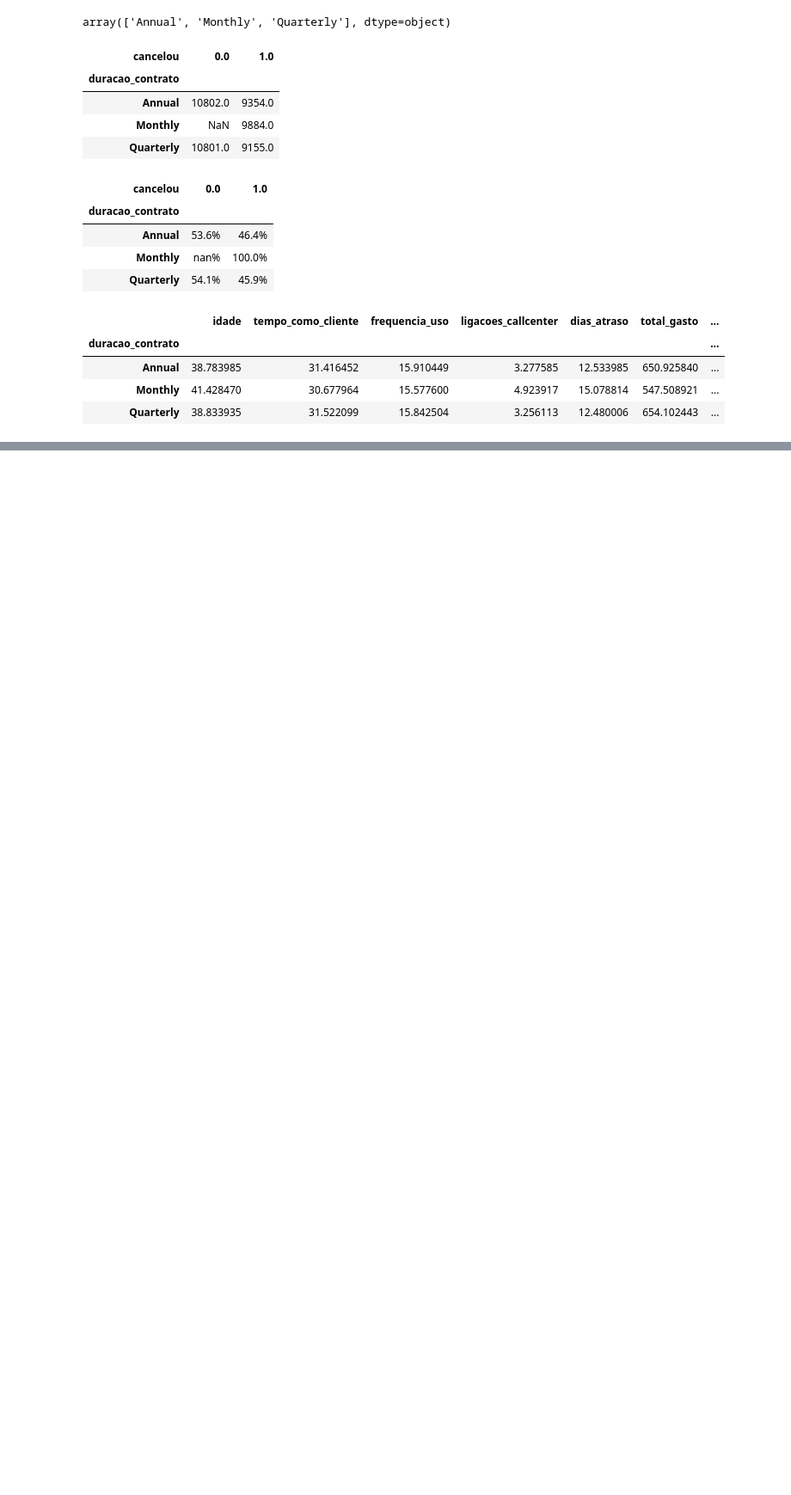
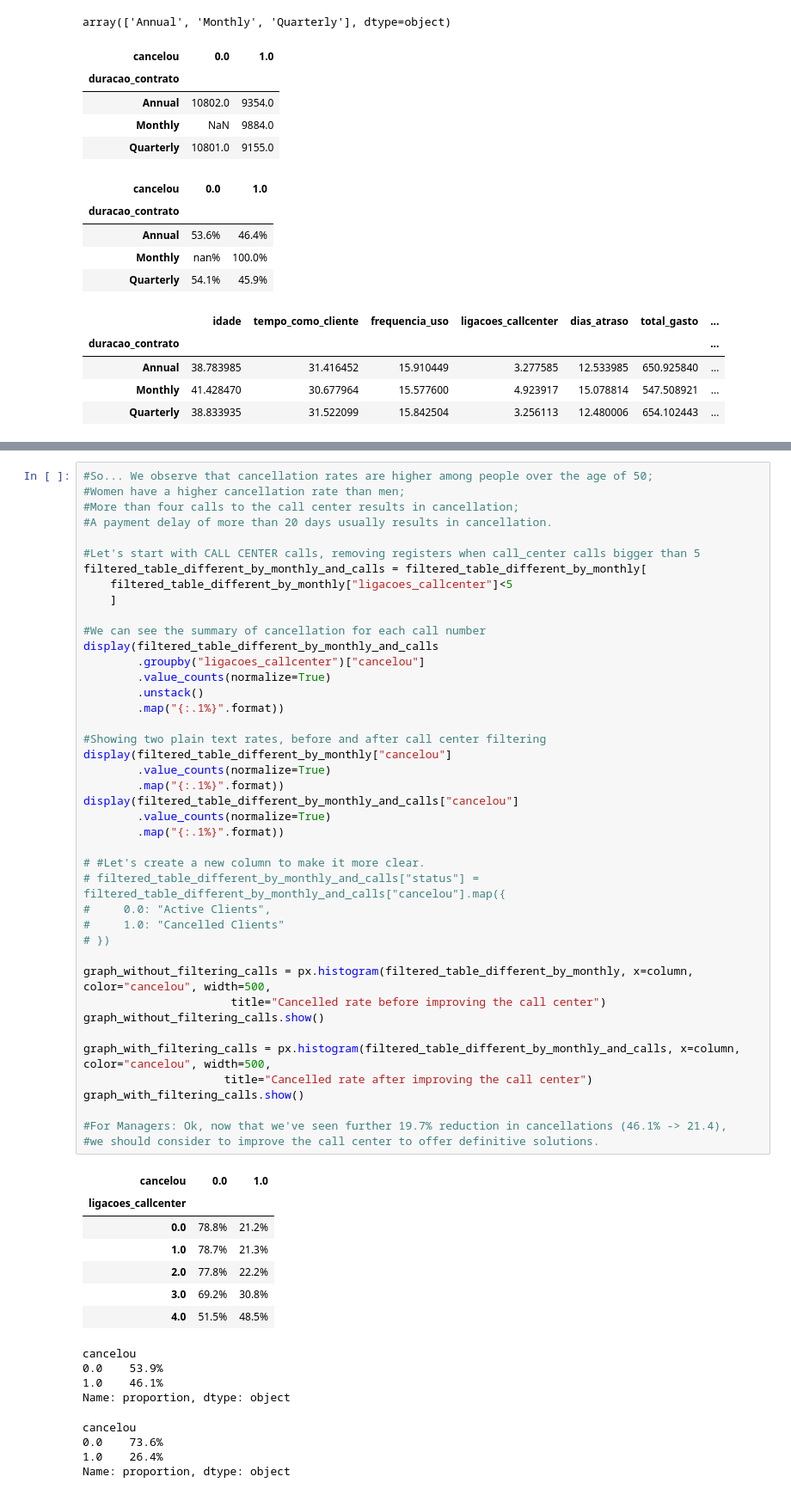
Before and after one commit to jonatttan/python_projects_for_begginers, a Jupyter notebook: Data_analysis_with_Python/main.ipynb, the cells around one changed output, grey strips where cells are left out. Shown at 86% size. Drawn from its saved outputs; the diff is of its cells as text; blank space fills up the shorter version.

```diff
--- a/Data_analysis_with_Python/main.ipynb
+++ b/Data_analysis_with_Python/main.ipynb
@@ -277,0 +299,58 @@ fig.show()
+# %%
+#So... We observe that cancellation rates are higher among people over the age of 50;
+#Women have a higher cancellation rate than men;
+#More than four calls to the call center results in cancellation;
+#A payment delay of more than 20 days usually results in cancellation.
+
+#Let's start with CALL CENTER calls, removing registers when call_center calls bigger than 5
+filtered_table_different_by_monthly_and_calls = filtered_table_different_by_monthly[
+    filtered_table_different_by_monthly["ligacoes_callcenter"]<5
+    ]
+
+#We can see the summary of cancellation for each call number
+display(filtered_table_different_by_monthly_and_calls
+        .groupby("ligacoes_callcenter")["cancelou"]
+        .value_counts(normalize=True)
+        .unstack()
+        .map("{:.1%}".format))
+
+#Showing two plain text rates, before and after call center filtering
+display(filtered_table_different_by_monthly["cancelou"]
+        .value_counts(normalize=True)
+        .map("{:.1%}".format))
+display(filtered_table_different_by_monthly_and_calls["cancelou"]
+        .value_counts(normalize=True)
+        .map("{:.1%}".format))
+
+# #Let's create a new column to make it more clear.
+# filtered_table_different_by_monthly_and_calls["status"] = filtered_table_different_by_monthly_and_calls["cancelou"].map({
+#     0.0: "Active Clients",
+#     1.0: "Cancelled Clients"
+# })
+
+graph_without_filtering_calls = px.histogram(filtered_table_different_by_monthly, x=column, color="cancelou", width=500,
+                      title="Cancelled rate before improving the call center")
+graph_without_filtering_calls.show()
+
+graph_with_filtering_calls = px.histogram(filtered_table_different_by_monthly_and_calls, x=column, color="cancelou", width=500,
+                     title="Cancelled rate after improving the call center")
+graph_with_filtering_calls.show()
+
+#For Managers: Ok, now that we've seen further 19.7% reduction in cancellations (46.1% -> 21.4),
+#we should consider to improve the call center to offer definitive solutions.
+# %% [output]
+| cancelou | 0.0 | 1.0 |
+| ligacoes_callcenter |  |  |
+| 0.0 | 78.8% | 21.2% |
+| 1.0 | 78.7% | 21.3% |
+| 2.0 | 77.8% | 22.2% |
+| 3.0 | 69.2% | 30.8% |
+| 4.0 | 51.5% | 48.5% |
+cancelou
+0.0    53.9%
+1.0    46.1%
+Name: proportion, dtype: object
+cancelou
+0.0    73.6%
+1.0    26.4%
+Name: proportion, dtype: object
```
Also changed, not shown: parts of 6 cells of this notebook.
